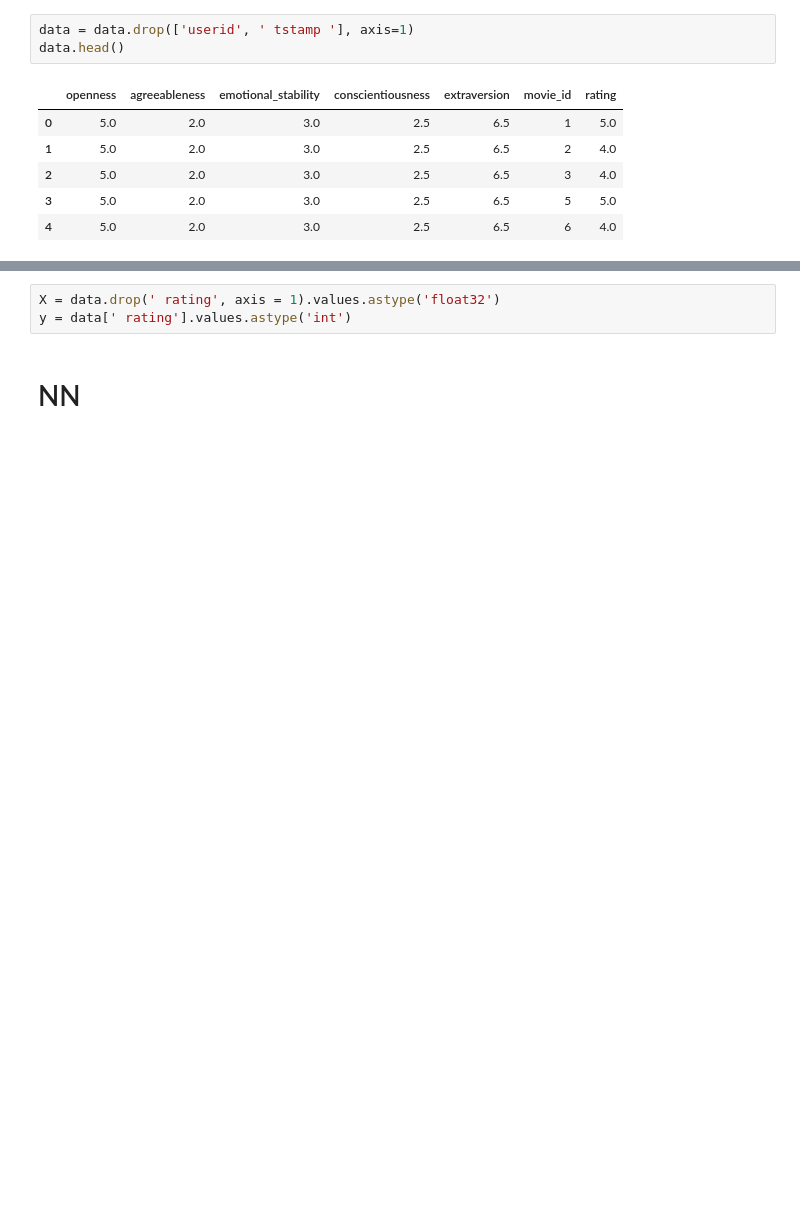
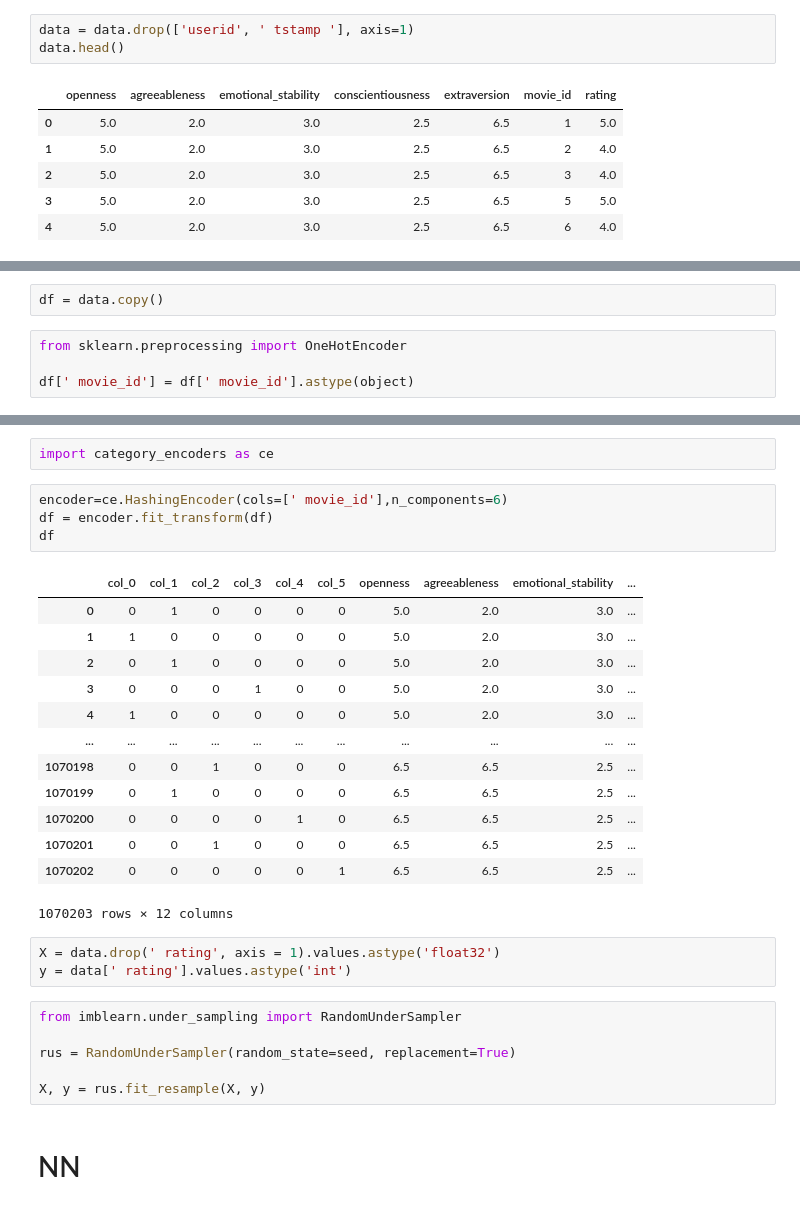
Before and after one commit to Oleksij-gh/PersonaFilmRecommender, a Jupyter notebook: RecSys.ipynb, the cells around one changed output, grey strips where cells are left out. Drawn from its saved outputs; the diff is of its cells as text; blank space fills up the shorter version.

```diff
--- a/RecSys.ipynb
+++ b/RecSys.ipynb
@@ -79,0 +112,6 @@ data.head()
+# %%
+df = data.copy()
+# %%
+from sklearn.preprocessing import OneHotEncoder
+
+df[' movie_id'] = df[' movie_id'].astype(object)
@@ -80,6 +138,32 @@ data.head()
+# %%
+import category_encoders as ce
+# %%
+encoder=ce.HashingEncoder(cols=[' movie_id'],n_components=6)
+df = encoder.fit_transform(df)
+df
+# %% [output]
+|  | col_0 | col_1 | col_2 | col_3 | col_4 | col_5 | openness | agreeableness | emotional_stability | ... |
+| 0 | 0 | 1 | 0 | 0 | 0 | 0 | 5.0 | 2.0 | 3.0 | ... |
+| 1 | 1 | 0 | 0 | 0 | 0 | 0 | 5.0 | 2.0 | 3.0 | ... |
+| 2 | 0 | 1 | 0 | 0 | 0 | 0 | 5.0 | 2.0 | 3.0 | ... |
+| 3 | 0 | 0 | 0 | 1 | 0 | 0 | 5.0 | 2.0 | 3.0 | ... |
+| 4 | 1 | 0 | 0 | 0 | 0 | 0 | 5.0 | 2.0 | 3.0 | ... |
+| ... | ... | ... | ... | ... | ... | ... | ... | ... | ... | ... |
+| 1070198 | 0 | 0 | 1 | 0 | 0 | 0 | 6.5 | 6.5 | 2.5 | ... |
+| 1070199 | 0 | 1 | 0 | 0 | 0 | 0 | 6.5 | 6.5 | 2.5 | ... |
+| 1070200 | 0 | 0 | 0 | 0 | 1 | 0 | 6.5 | 6.5 | 2.5 | ... |
+| 1070201 | 0 | 0 | 1 | 0 | 0 | 0 | 6.5 | 6.5 | 2.5 | ... |
+| 1070202 | 0 | 0 | 0 | 0 | 0 | 1 | 6.5 | 6.5 | 2.5 | ... |
+1070203 rows × 12 columns
 # %%
 X = data.drop(' rating', axis = 1).values.astype('float32')
 y = data[' rating'].values.astype('int')
+# %%
+from imblearn.under_sampling import RandomUnderSampler
+
+rus = RandomUnderSampler(random_state=seed, replacement=True)
+
+X, y = rus.fit_resample(X, y)
 # %% [markdown]
 # NN
 # %% [markdown]
```
Also changed, not shown: parts of 20 cells of this notebook.
